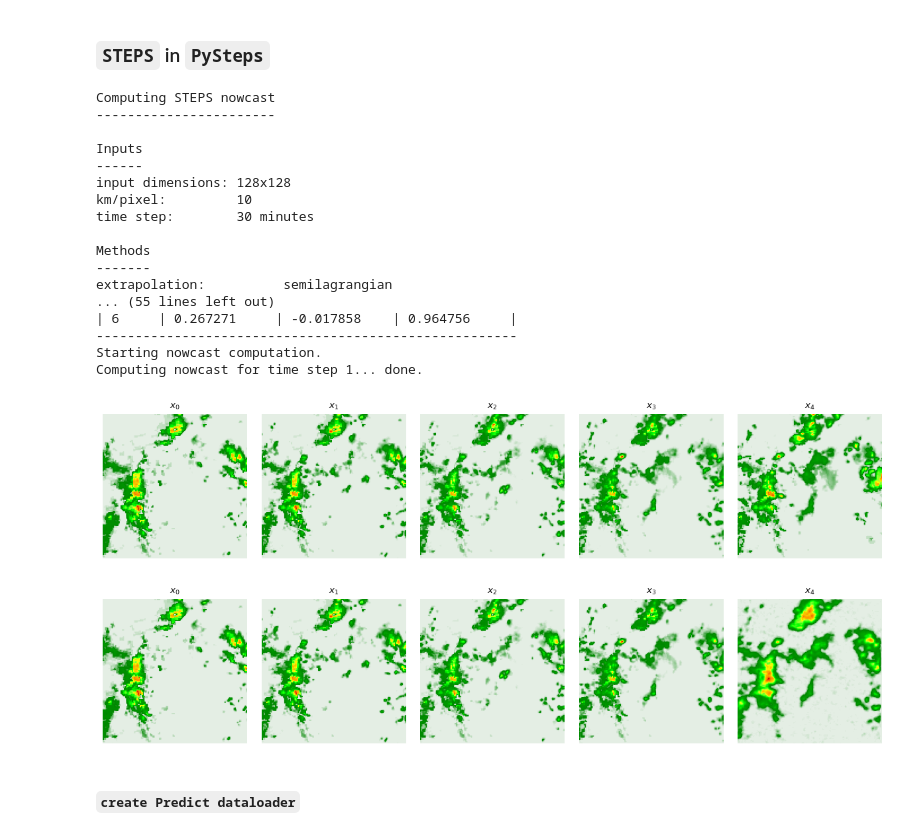
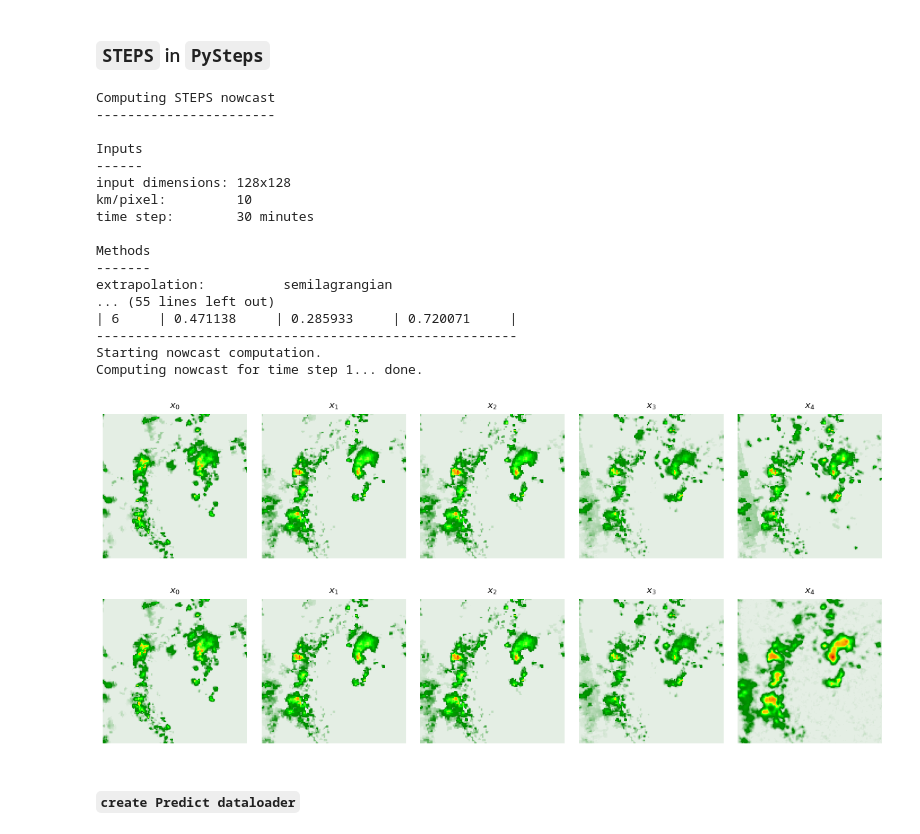
Before and after one commit to Dseal95/DYffcast, a Jupyter notebook: rainnow/notebooks/pysteps_steps/pysteps_exploration.ipynb, the cells around one changed output. Saved outputs shown, nothing was run; the diff lists cells and outputs as text; code cells hidden in the pictures.

```diff
--- a/rainnow/notebooks/pysteps_steps/pysteps_exploration.ipynb
+++ b/rainnow/notebooks/pysteps_steps/pysteps_exploration.ipynb
@@ -154,7 +153,7 @@ b = 0
 pysteps_model = PyStepsSTEPSNowcastModel(
     input_precip_sequence=dummy_inputs[b, ...],
     input_dims=(1, 128, 128),  # c, h, w.
-    horizon=30,  # in min
+    horizon=30 * 1,  # in min
     data_time_interval=30,
     data_km_per_pixel_resolution=10,
     num_ensemble=10,
@@ -168,6 +167,7 @@ R_f = pysteps_model.nowcast(
     noise_method="nonparametric",  # adds stochastic noise to represent growth/decay
     vel_pert_method="bps",  # If set to None, the advection field is not perturbed.
     mask_method="incremental",  # "sprog",
+    seed=42,
 )
 
 # plot nowcasts.
@@ -177,36 +177,36 @@ plot_a_sequence(
     global_params=global_params,
     plot_params={"cmap": rain_cmap},
     layout_params=plt_params,
 )
 plot_a_sequence(
     X=torch.cat([dummy_inputs[b, ...], torch.from_numpy(R_f).mean(dim=0).unsqueeze(1)], dim=0).unsqueeze(
         0
     ),
     b=0,
     global_params=global_params,
     plot_params={"cmap": rain_cmap},
     layout_params=plt_params,
 )
 # %% [output]
 Computing STEPS nowcast
 -----------------------
 
 Inputs
 ------
 input dimensions: 128x128
 km/pixel:         10
 time step:        30 minutes
 
 Methods
 -------
 extrapolation:          semilagrangian
 ... (55 lines left out)
-| 6     | 0.267271     | -0.017858    | 0.964756     |
+| 6     | 0.471138     | 0.285933     | 0.720071     |
 ------------------------------------------------------
 Starting nowcast computation.
 Computing nowcast for time step 1... done.
-[figure, old version]
+[figure, new version]
-[figure, old version]
+[figure, new version]
 # %% [markdown]
 #### `create Predict dataloader`
 # %%
```
Also changed, not shown: parts of 10 cells of this notebook.
